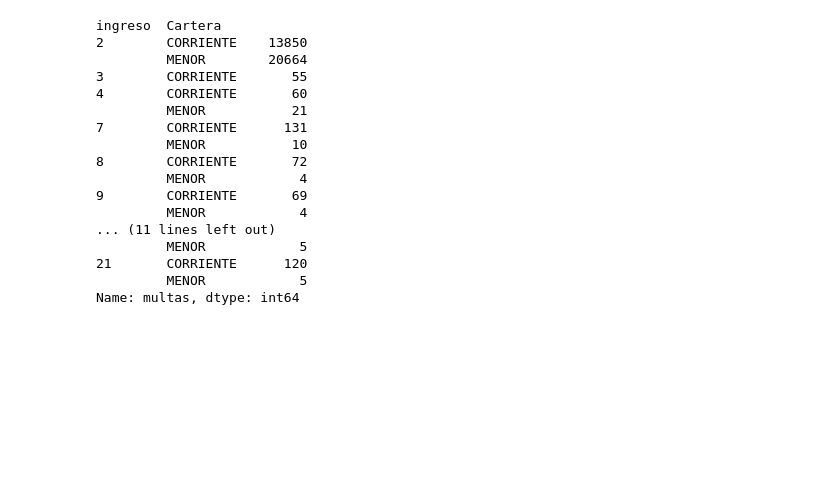
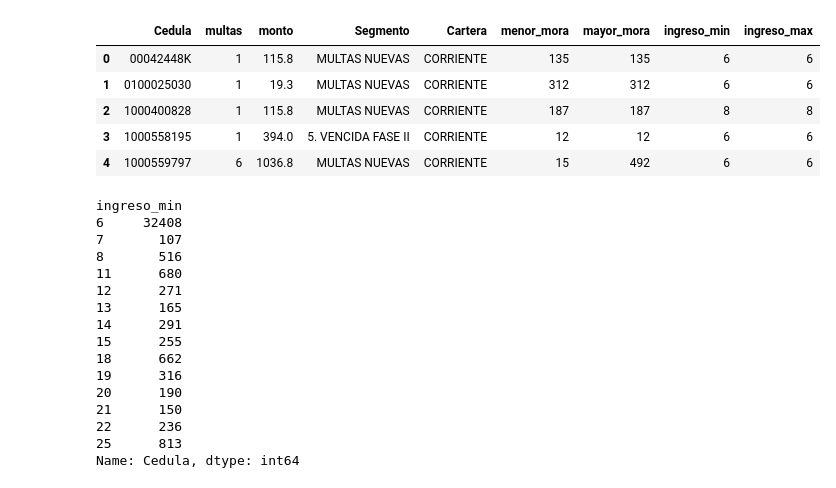
Before and after one commit to MAURI-PROGRAM/flow-work, a Jupyter notebook: PROCESOS DATATOOLS/OBTENER INFO BD/ASIGNACION/Infractores del mes.ipynb, the cells around one changed output. Cells and saved outputs as stored; diff of their text form; code cells hidden in the pictures; blank space fills up the shorter version.

```diff
--- a/PROCESOS DATATOOLS/OBTENER INFO BD/ASIGNACION/Infractores del mes.ipynb
+++ b/PROCESOS DATATOOLS/OBTENER INFO BD/ASIGNACION/Infractores del mes.ipynb
@@ -47,23 +47,21 @@ resultado.tail()
-# %%
-resultado.groupby(['ingreso','Cartera']).multas.count()
-# %% [output]
-ingreso  Cartera
-2        CORRIENTE    13850
-         MENOR        20664
-3        CORRIENTE       55
-4        CORRIENTE       60
-         MENOR           21
-7        CORRIENTE      131
-         MENOR           10
-8        CORRIENTE       72
-         MENOR            4
-9        CORRIENTE       69
-         MENOR            4
-... (11 lines left out)
-         MENOR            5
-21       CORRIENTE      120
-         MENOR            5
-Name: multas, dtype: int64
+# %%
+def agregar_ceros(base):
+    ced=base['Cedula']
+    if len(ced)==9 or len(ced)==12 :
+        if ced.isdigit():
+            return '0'+ced
+    return ced
+# %%
+resultado['Cedula']=resultado.apply(agregar_ceros,axis=1)
+# %%
+resultado.head()
+# %% [output]
+|  | Cedula | multas | monto | Segmento | Cartera | menor_mora | mayor_mora | ingreso_min | ingreso_max |
+| 0 | 00042448K | 1 | 115.8 | MULTAS NUEVAS | CORRIENTE | 135 | 135 | 6 | 6 |
+| 1 | 0100025030 | 1 | 19.3 | MULTAS NUEVAS | CORRIENTE | 312 | 312 | 6 | 6 |
+| 2 | 1000400828 | 1 | 115.8 | MULTAS NUEVAS | CORRIENTE | 187 | 187 | 8 | 8 |
+| 3 | 1000558195 | 1 | 394.0 | 5. VENCIDA FASE II | CORRIENTE | 12 | 12 | 6 | 6 |
+| 4 | 1000559797 | 6 | 1036.8 | MULTAS NUEVAS | CORRIENTE | 15 | 492 | 6 | 6 |
 # %%
 multas=""" SELECT Dia,count(*) as num_multas,sum(Saldo) as monto
                 FROM
@@ -72,6 +70,25 @@ multas=""" SELECT Dia,count(*) as num_multas,sum(Saldo) as monto
                     Mes={0} group by Dia""".format(mes)
 # %%
 resultado_multas=pd.read_sql(multas, con=db)
+# %%
+resultado.groupby(['ingreso_min']).Cedula.count()
+# %% [output]
+ingreso_min
+6     32408
+7       107
+8       516
+11      680
+12      271
+13      165
+14      291
+15      255
+18      662
+19      316
+20      190
+21      150
+22      236
+25      813
+Name: Cedula, dtype: int64
 # %%
 resultado_multas
 # %% [output]
```
Also changed, not shown: parts of 9 cells of this notebook, 12 other files.
